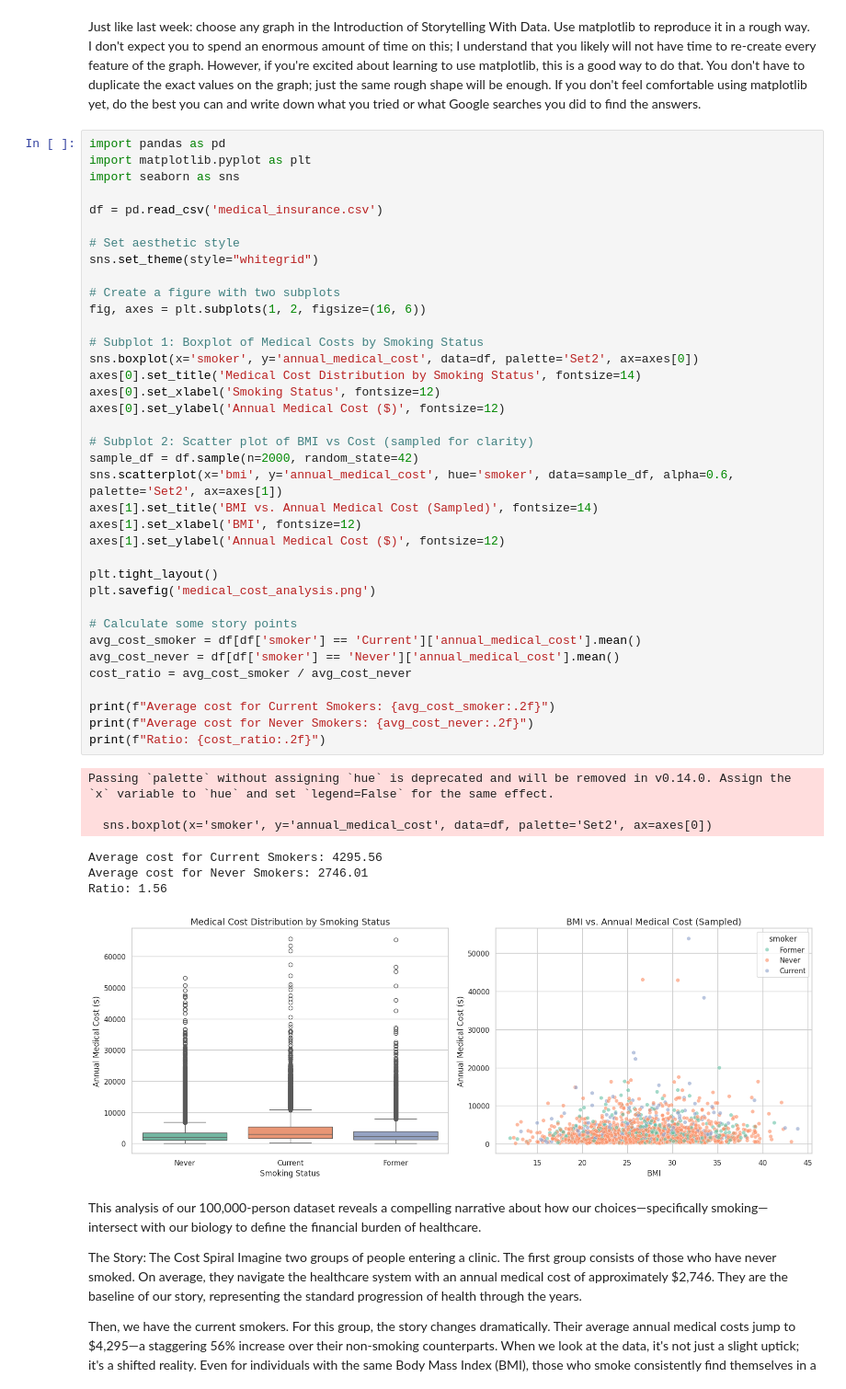
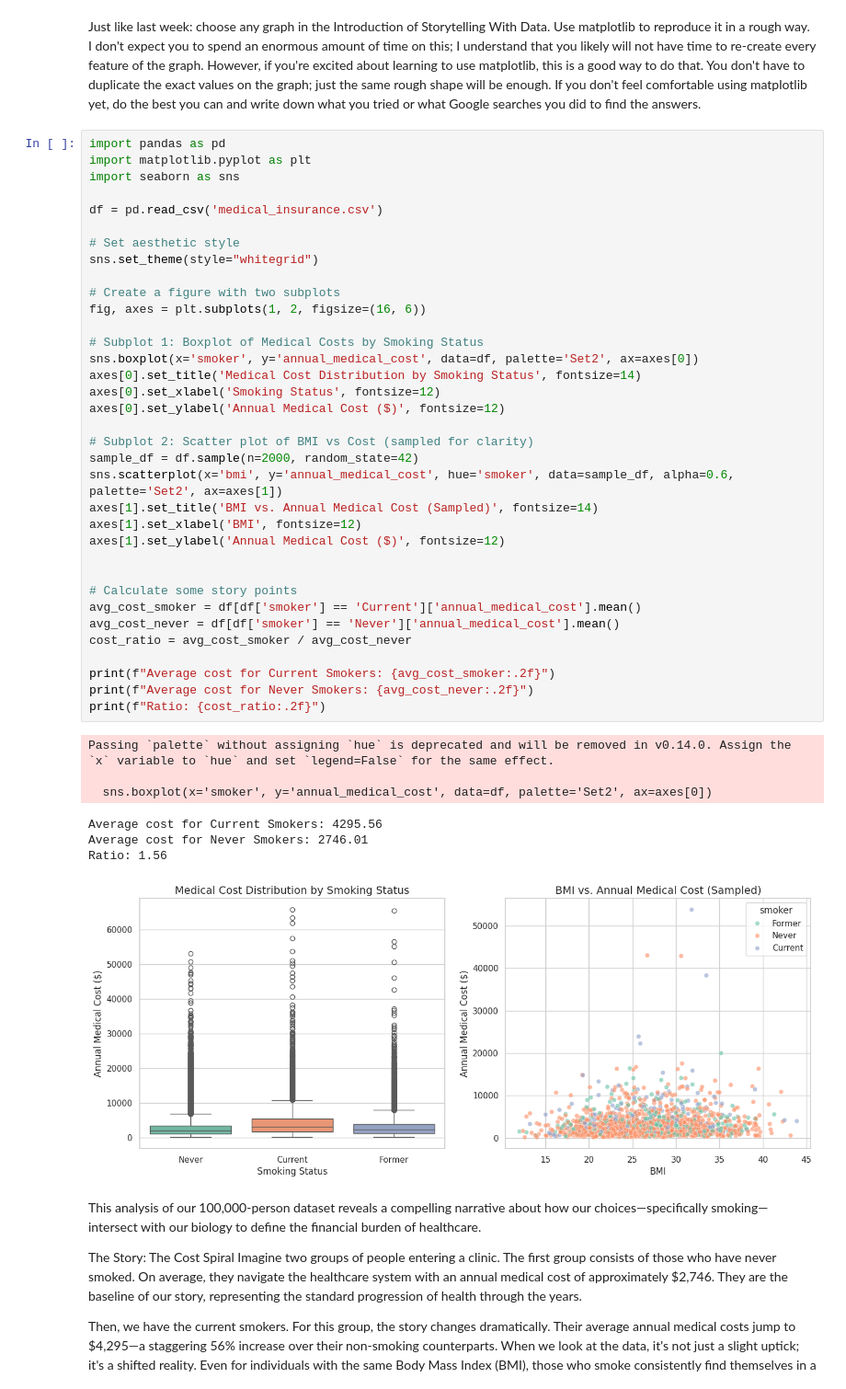
Before and after one commit to akamatt1/OMDS-ModB2-WeeklyAssignments, a Jupyter notebook: OMDS-ModB2-Week2-Affum-Matt.ipynb, the cells around one changed output. Shown at 92% size. Saved outputs shown, nothing was run; the diff lists cells and outputs as text.

```diff
--- a/OMDS-ModB2-Week2-Affum-Matt.ipynb
+++ b/OMDS-ModB2-Week2-Affum-Matt.ipynb
@@ -245,36 +245,34 @@ fig, axes = plt.subplots(1, 2, figsize=(16, 6))
 
 # Subplot 1: Boxplot of Medical Costs by Smoking Status
 sns.boxplot(x='smoker', y='annual_medical_cost', data=df, palette='Set2', ax=axes[0])
 axes[0].set_title('Medical Cost Distribution by Smoking Status', fontsize=14)
 axes[0].set_xlabel('Smoking Status', fontsize=12)
 axes[0].set_ylabel('Annual Medical Cost ($)', fontsize=12)
 
 # Subplot 2: Scatter plot of BMI vs Cost (sampled for clarity)
 sample_df = df.sample(n=2000, random_state=42)
 sns.scatterplot(x='bmi', y='annual_medical_cost', hue='smoker', data=sample_df, alpha=0.6, palette='Set2', ax=axes[1])
 axes[1].set_title('BMI vs. Annual Medical Cost (Sampled)', fontsize=14)
 axes[1].set_xlabel('BMI', fontsize=12)
 axes[1].set_ylabel('Annual Medical Cost ($)', fontsize=12)
 
-plt.tight_layout()
-plt.savefig('medical_cost_analysis.png')
 
 # Calculate some story points
 avg_cost_smoker = df[df['smoker'] == 'Current']['annual_medical_cost'].mean()
 avg_cost_never = df[df['smoker'] == 'Never']['annual_medical_cost'].mean()
 cost_ratio = avg_cost_smoker / avg_cost_never
 
 print(f"Average cost for Current Smokers: {avg_cost_smoker:.2f}")
 print(f"Average cost for Never Smokers: {avg_cost_never:.2f}")
 print(f"Ratio: {cost_ratio:.2f}")
 # %% [output]
 Passing `palette` without assigning `hue` is deprecated and will be removed in v0.14.0. Assign the `x` variable to `hue` and set `legend=False` for the same effect.
 
   sns.boxplot(x='smoker', y='annual_medical_cost', data=df, palette='Set2', ax=axes[0])
 Average cost for Current Smokers: 4295.56
 Average cost for Never Smokers: 2746.01
 Ratio: 1.56
-[figure, old version]
+[figure, new version]
 # %% [markdown]
 This analysis of our 100,000-person dataset reveals a compelling narrative about how our choices—specifically smoking—intersect with our biology to define the financial burden of healthcare.
 
```
Also changed, not shown: parts of 1 cell of this notebook.
